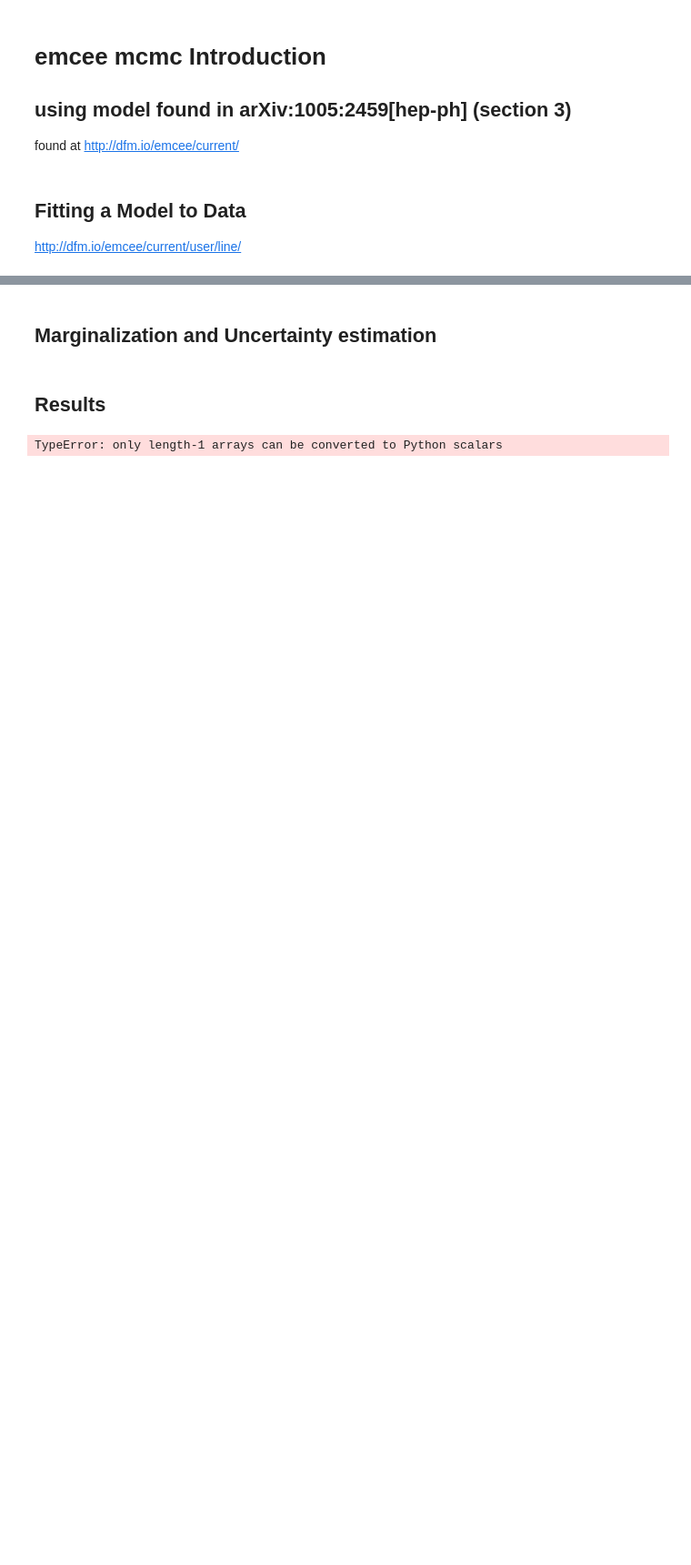
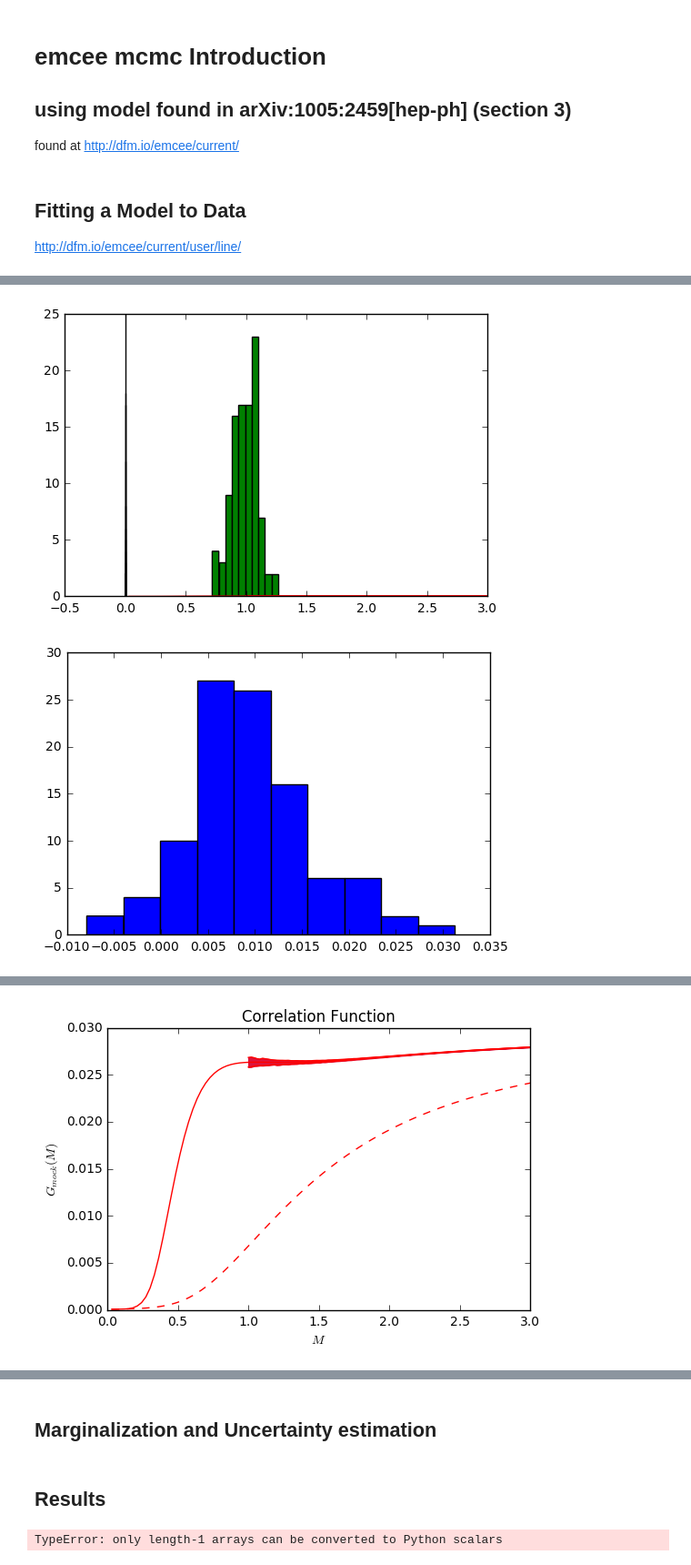
Before and after one commit to hojasonn/mcmc_tutorial, a Jupyter notebook: mcmc_tutorial-QCDModel.ipynb, the cells around one changed output, grey strips where cells are left out. Shown: that part at 91% size. Cells and saved outputs as stored; diff of their text form; code cells hidden in the pictures; blank space fills up the shorter version.

```diff
--- a/mcmc_tutorial-QCDModel.ipynb
+++ b/mcmc_tutorial-QCDModel.ipynb
@@ -84,39 +84,83 @@ pl.show()
 # %%
 # developing error bars for sum-rule plot
 
 # condensate parameters with errors from Ioffe, 2006.
 qqbar = -(0.248)**3 # GeV^3
 mqqbar = -8.5e-05 # GeV^3
 err_qqbar = -(0.013)**3 # GeV^3
 GG = 0.009 # GeV^4
 err_GG = 0.007 # GeV^4
 kappa = 1.0
 err_kappa = 0.1
 
 # a priori Borel window
 M_min = 0.77 # GeV
 M_max = 1.50 # GeV
 
+#
+nc = 100
+n_omega = 600
+n_m = 100
+omega_max = 6.00
+omega_min = 0.10
+
 # define Gaussianly distributed condensate parameters
 # need to figure out actual err_mqqbar!
-mqqDist = np.random.normal(mqqbar, abs(err_qqbar), 100)
+qqDist = np.random.normal(qqbar, abs(err_qqbar), nc)
+mqqDist = np.random.normal(mqqbar, abs(err_qqbar), nc)
 GGDist = np.random.normal(GG, abs(err_GG), 100)
-kappaDist = np.random.normal(kappa, abs(err_kappa), 100)
+kappaDist = np.random.normal(kappa, abs(err_kappa), nc)
 
 # plot sample histograms of condensate parameters
 pl.hist(mqqDist)
 pl.hist(kappaDist)
 pl.show()
 
 pl.hist(GGDist)
 pl.show()
 
 # calculate error in the OPE assuming gaussian-distributed variables.
-nc = 100
-n_omega = 600
-n_m = 100
-omega_max = 6.00
-omega_min = 0.10
 
-def correlationfunc()
-correlationfunc_avg
+def correlationfunc(M, number = nc): # mock correlation function
+    return (1 / (4 * np.pi**2)) * (1 + (alpha / np.pi + 0.154 * alpha ** 2 - 0.372 * alpha ** 3)) + (2 * mqqDist[np.random.randint(0,number)] + (1 / 12) * GGDist[np.random.randint(0,number)]) / M ** 4 - ((112.0 * np.pi / (81. * M ** 6)) * alpha * kappaDist[np.random.randint(0,number)] * qqDist[np.random.randint(0,number)] ** 2)
+
+def correlationfunc_avg(M, number = nc): # average of correlation function
+    for i in range(number):
+        corrFuncSum = correlationfunc(M)
+        corrFuncSum += correlationfunc(M)
+    return (1 / number) * corrFuncSum
+def correlationfunc_sigma(M, number = nc): # uncertainty in correlation function due to gaussian-distributed parameters
+    sample = [] # initialize array
+    for i in range(number):
+        sample.append(correlationfunc(M))
+    sample = np.array(sample)
+    return np.std(sample)
+
+# plot correlation function
+
+M_dom = np.linspace(0, 3, 100)
+M_dom_err = np.linspace(1, 3, 100)
+
+iterable_plus = (G_OPE(0,M) + correlationfunc_sigma(M) for M in M_dom_err)
+data_plus = np.fromiter(iterable_plus, np.float)
+iterable_minus = (G_OPE(0,M) - correlationfunc_sigma(M) for M in M_dom_err)
+data_minus = np.fromiter(iterable_minus, np.float)
+iterable = (G_OPE(0,M) for M in M_dom)
+data = np.fromiter(iterable, np.float)
+iterable_cont = (G_OPE(0., M, -1) for M in M_dom)
+data_cont = np.fromiter(iterable_cont, np.float)
+
+#
+fig, axes = pl.subplots()
+axes.plot(M_dom_err, data_plus, 'r')
+axes.plot(M_dom_err, data_minus, 'r')
+axes.fill_between(M_dom_err, data_plus, data_minus, color = "crimson")
+axes.plot(M_dom, data, 'r')
+axes.plot(M_dom, data_cont, 'r--')
+axes.set_xlabel(r'$M$')
+axes.set_ylabel(r'$G_{mock}(M)$')
+axes.set_title('Correlation Function')
+pl.show()
+# %% [output]
+[figure, added]
+[figure, added]
@@ -122,0 +169 @@ correlationfunc_avg
+[figure, added]
```
Also changed, not shown: parts of 3 cells of this notebook.
